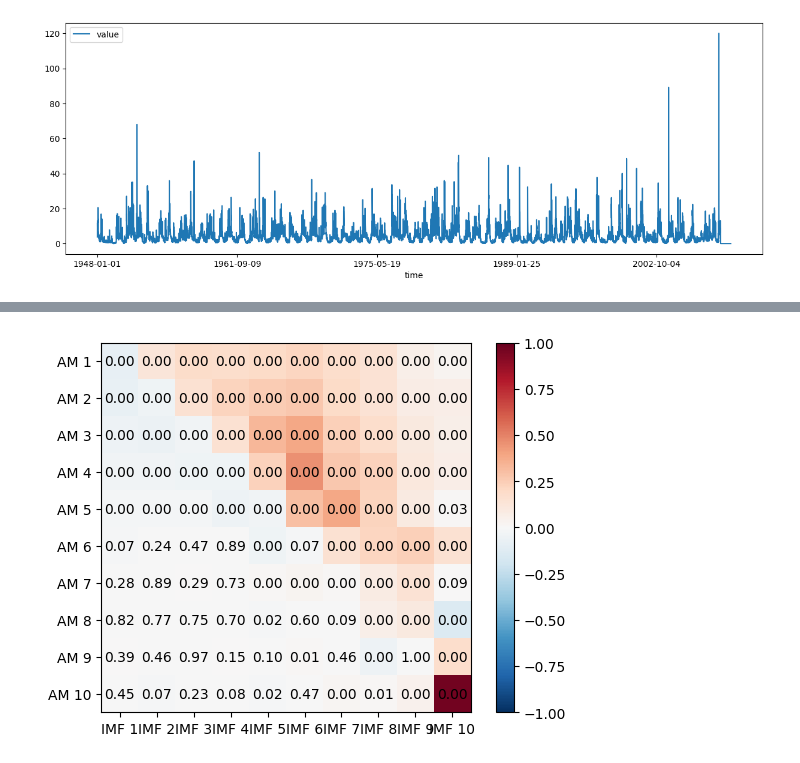
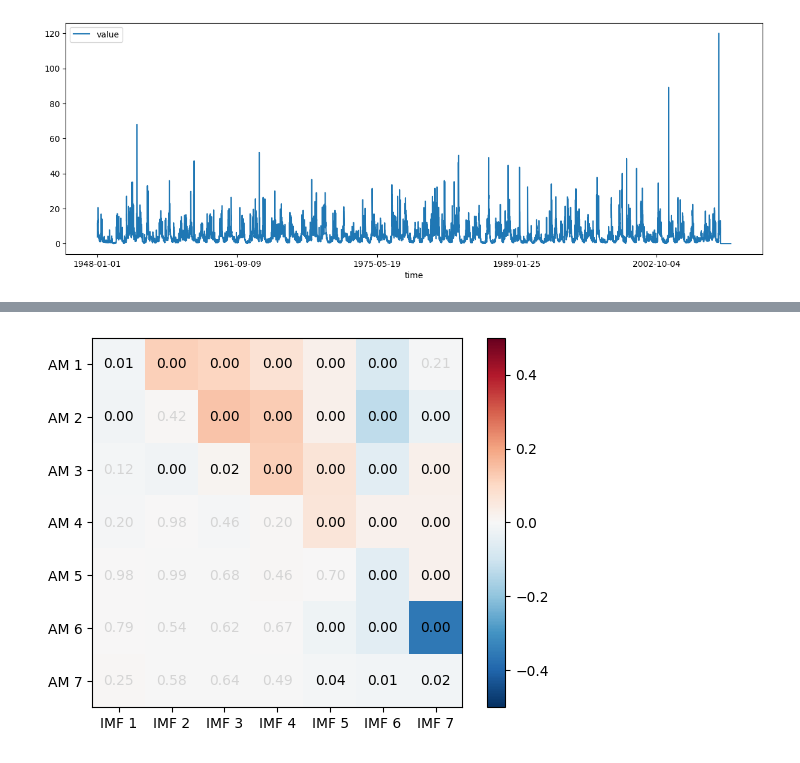
Before and after one commit to MariusAlonso/MVA-TS-Intrinsic-Timescales-Surface-Solar-Irradiance, a Jupyter notebook: paul.ipynb, the cells around one changed output, grey strips where cells are left out. Drawn from its saved outputs; the diff is of its cells as text; code cells hidden in the pictures.

```diff
--- a/paul.ipynb
+++ b/paul.ipynb
@@ -24,3 +22,11 @@ data = df['value'].to_numpy()
+# %%
+data = df['value'].values[4000:-4000]
+# interpolate missing values
+data = np.interp(
+    np.arange(len(data)),
+    np.arange(len(data))[~(data==0.0)],
+    np.log(data).astype(float)[~(data==0.0)]
+)
 # %%
 # Calculate the FFT
 fft = np.fft.fft(data)
@@ -60,6 +173,6 @@ plt.show()
 # %%
 # Calculate the EMD
-imf = emd.sift.ensemble_sift(data, max_imfs=10, nensembles=1024, nprocesses=32, ensemble_noise=1)
+imf = emd.sift.ensemble_sift(data, max_imfs=7, nensembles=1024, nprocesses=32, ensemble_noise=1)
 emd.plotting.plot_imfs(imf)
 
 IP, IF, IA = emd.spectra.frequency_transform(imf, 1, 'hilbert')
@@ -124,7 +235,7 @@ plt.figure(figsize=(15, 10))
 # Set background color
 plt.rcParams['axes.facecolor'] = "k"
 for i in range(imf.shape[1]):
-    plt.scatter(np.arange(len(imf)), IF[:, i], c=np.log(IA[:, i]), cmap="jet", s=0.001*IA[:, i]**2, label="IMF %d" % (i +1))
+    plt.scatter(np.arange(len(imf)), IF[:, i], c=np.log(IA[:, i]), cmap="jet", s=1*IA[:, i]**2, label="IMF %d" % (i +1))
 plt.xlabel("Time [days]")
 plt.ylabel("Timescale [days]")
 plt.yscale("log")
@@ -171,23 +282,23 @@ plt.show()
 # %%
 # Compute Kendall's taucorrelation matrix between IA and IMFs
 from scipy.stats import kendalltau
 
 taus = np.zeros((imf.shape[1], imf.shape[1]))
 ps = np.zeros((imf.shape[1], imf.shape[1]))
 for i in range(imf.shape[1]):
     for j in range(imf.shape[1]):
         tau, p = kendalltau(IA[:, i], imf[:, j])
         taus[i, j] = tau
         ps[i, j] = p
 
 # Plot the correlation matrix as a heatmap (p values are written in the cells)
-plt.imshow(taus, cmap="RdBu_r", vmin=-1, vmax=1)
+plt.imshow(taus, cmap="RdBu_r", vmin=-0.5, vmax=0.5)
 for i in range(imf.shape[1]):
     for j in range(imf.shape[1]):
-        plt.text(j, i, "%.2f" % ps[i, j], ha="center", va="center")
+        plt.text(j, i, "%.2f" % ps[i, j], ha="center", va="center", color="#000000" if ps[i, j] < 0.05 else "#d4d4d4")
 plt.xticks(np.arange(imf.shape[1]), ["IMF %d" % (i + 1) for i in range(imf.shape[1])])
 plt.yticks(np.arange(imf.shape[1]), ["AM %d" % (i + 1) for i in range(imf.shape[1])])
 plt.colorbar()
 plt.show()
 # %% [output]
-[figure, old version]
+[figure, new version]
```
Also changed, not shown: parts of 14 cells of this notebook, 1 other file.
